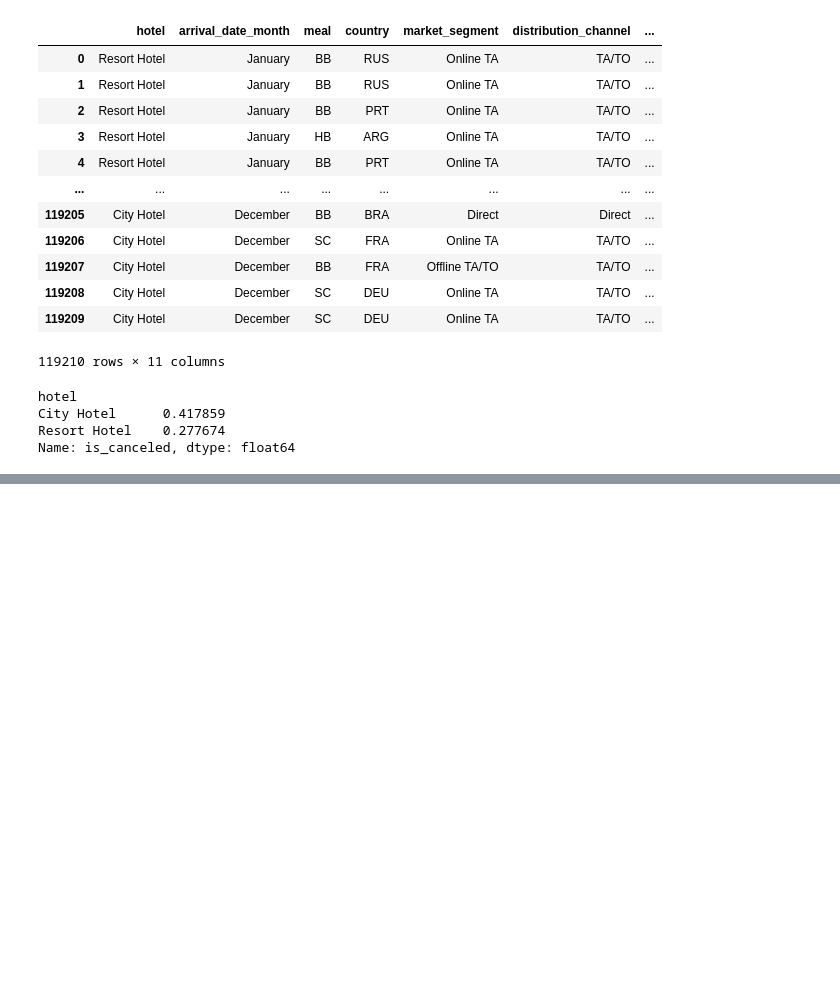
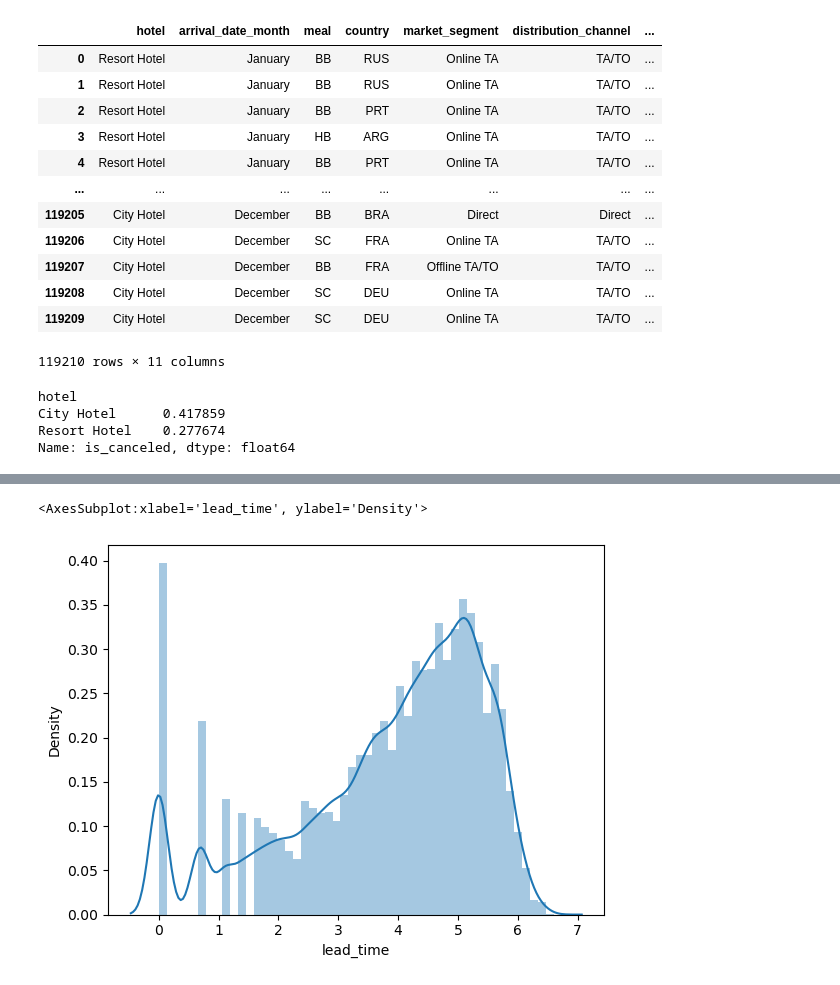
Before and after one commit to jh000107/ML_Projects, a Jupyter notebook: Desktop/Junbong/hotel_booking/ML/ml_hotel_booking_prediction.ipynb, the cells around one changed output, grey strips where cells are left out. Saved outputs shown, nothing was run; the diff lists cells and outputs as text; code cells hidden in the pictures; blank space fills up the shorter version.

```diff
--- a/Desktop/Junbong/hotel_booking/ML/ml_hotel_booking_prediction.ipynb
+++ b/Desktop/Junbong/hotel_booking/ML/ml_hotel_booking_prediction.ipynb
@@ -638,0 +721,5 @@ Name: is_canceled, dtype: float64
+# %%
+sns.distplot(dataframe['lead_time'])
+# %% [output]
+<AxesSubplot:xlabel='lead_time', ylabel='Density'>
+[figure, added]
```
Also changed, not shown: parts of 48 cells of this notebook, 1 other file.
